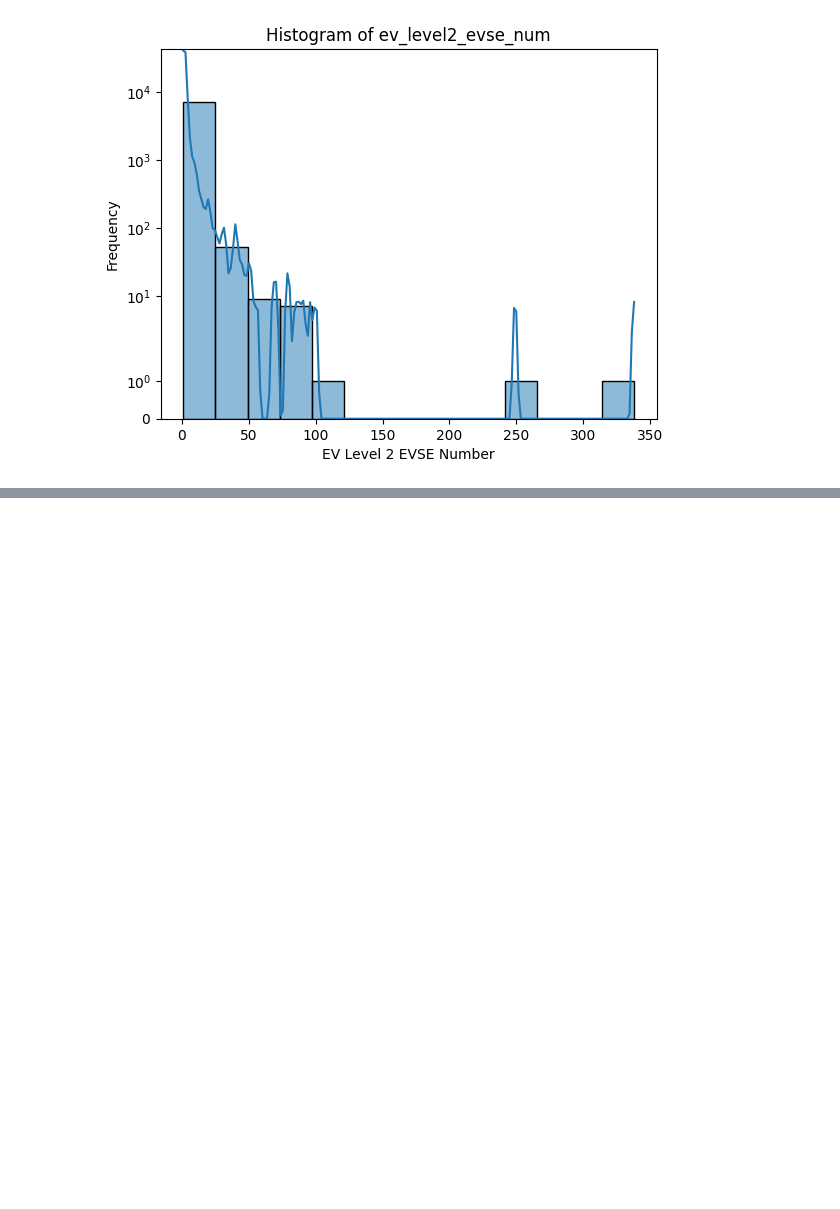
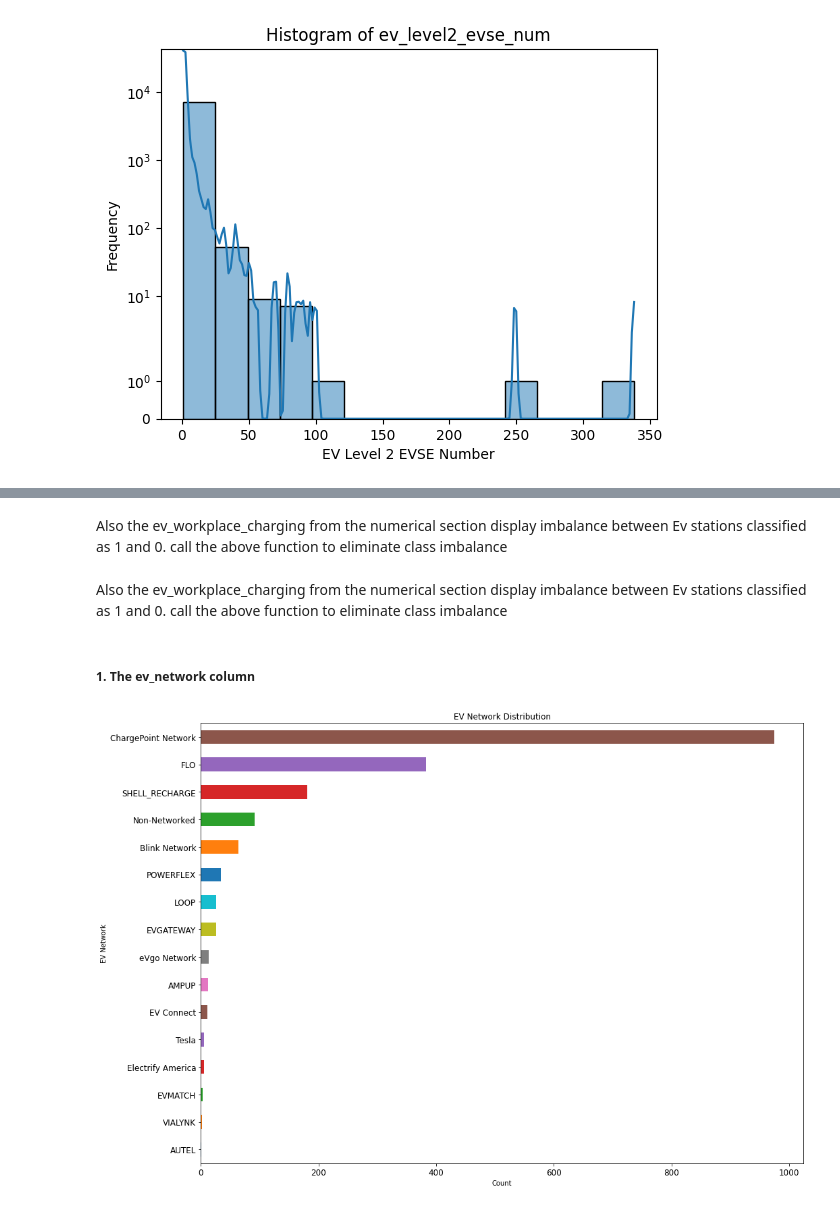
Before and after one commit to Damarispaul/Ev_Stations, a Jupyter notebook: EV Charging (3).ipynb, the cells around one changed output, grey strips where cells are left out. Cells and saved outputs as stored; diff of their text form; code cells hidden in the pictures; blank space fills up the shorter version.

```diff
--- a/EV Charging (3).ipynb
+++ b/EV Charging (3).ipynb
@@ -996,0 +1099,22 @@ Ev_df2["ev_network"].value_counts()
+# %% [markdown]
+Also the ev_workplace_charging from the numerical section display imbalance between Ev stations classified as 1 and 0. call the above function to eliminate class imbalance
+# %% [markdown]
+Also the ev_workplace_charging from the numerical section display imbalance between Ev stations classified as 1 and 0. call the above function to eliminate class imbalance
+# %% [markdown]
+##### 1. The ev_network column
+# %%
+# which EV netwok is popular
+# Get value counts and sort in descending order
+data = Ev_df2['ev_network'].value_counts().sort_values(ascending=True)  # Ascending=True for correct horizontal order
+colors = sns.color_palette("tab10", len(data))
+plt.figure(figsize=(16, 12))
+data.plot(kind='barh', color=colors)
+plt.xlabel("Count")
+plt.ylabel("EV Network")
+plt.title("EV Network Distribution")
+plt.xticks(fontsize=12)
+plt.yticks(fontsize=12)
+plt.grid(False)
+plt.show()
+# %% [output]
+[figure, added]
```
Also changed, not shown: parts of 89 cells of this notebook.
